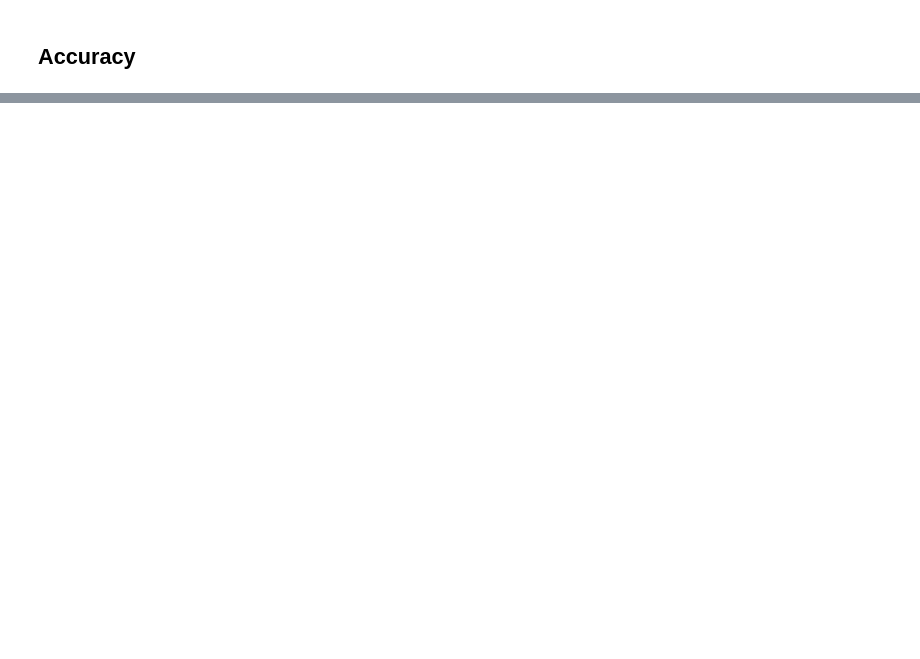
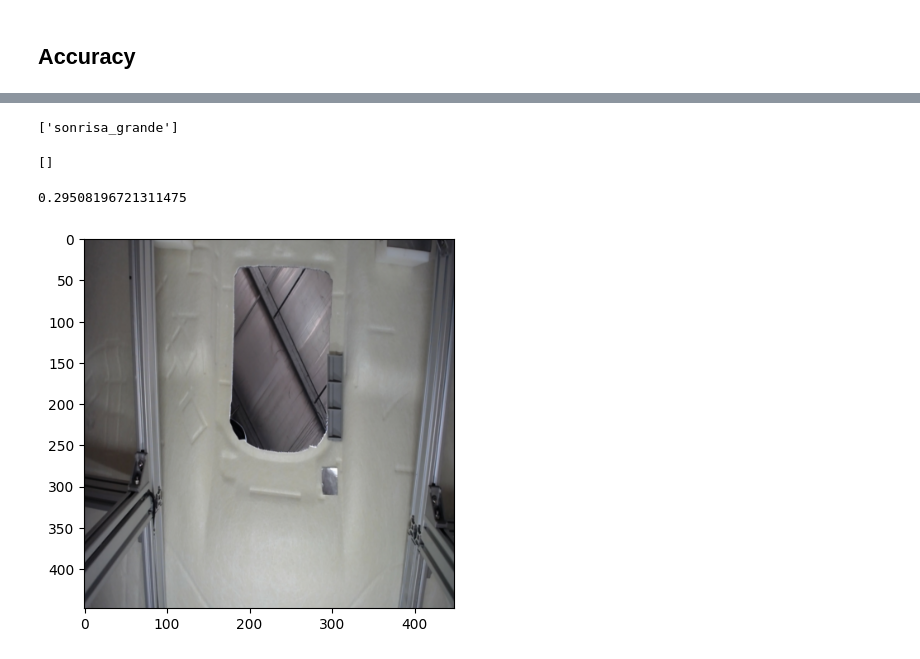
Before and after one commit to maianumerosky/EryxYOLO, a Jupyter notebook: eryxYolo_v0.ipynb, the cells around one changed output, grey strips where cells are left out. Cells and saved outputs as stored; diff of their text form; code cells hidden in the pictures; blank space fills up the shorter version.

```diff
--- a/eryxYolo_v0.ipynb
+++ b/eryxYolo_v0.ipynb
@@ -276,9 +148,0 @@ dbb.torch_to_pil(img)
-# %%
-model.eval()
-with torch.inference_mode():
-    pred = model(img.unsqueeze(0))
-fig, ax = plt.subplots()
-ax.imshow(dbb.torch_to_pil(img))
-for i in range(7):
-    for j in range(7):
-        dbb.draw_prediction_grid_bbox(pred[0,i,j,:], ax)
@@ -293,3 +149,5 @@ tensor([0.3471, 0.4281, 0.4303, 0.5503, 0.0027, 0.4302, 0.3768, 0.4502, 0.5575,
+# %%
+model = model.to('cpu')
 # %%
 def accesories_found(model_output, threshold = 0.5):
 
@@ -313,0 +174,33 @@ accesories_found(pred)
+# %%
+img, label = test_loader.dataset[2]
+# %%
+accesories_found(label.unsqueeze(0))
+# %% [output]
+['sonrisa_grande']
+# %%
+accesories_found(model(img.unsqueeze(0)), threshold = 0.1)
+# %% [output]
+[]
+# %%
+correct = 0
+n = len(test_loader.dataset)
+for img, label in test_loader.dataset:
+    true_accesories = accesories_found(label.unsqueeze(0))
+    pred_accesories = accesories_found(model(img.unsqueeze(0)))
+    if sorted(true_accesories) == sorted(pred_accesories):
+        correct +=1
+print(correct/n)
+# %% [output]
+0.29508196721311475
+# %%
+from draw_bbox import draw_prediction_grid_bbox, torch_to_pil
+
+with torch.inference_mode():
+    pred = model(img.unsqueeze(0))
+fig, ax = plt.subplots()
+ax.imshow(torch_to_pil(img))
+for i in range(7):
+    for j in range(7):
+        draw_prediction_grid_bbox(pred[0,i,j,:], ax)
+# %% [output]
+[figure, new version]
```
Also changed, not shown: parts of 23 cells of this notebook, 1 other file.
